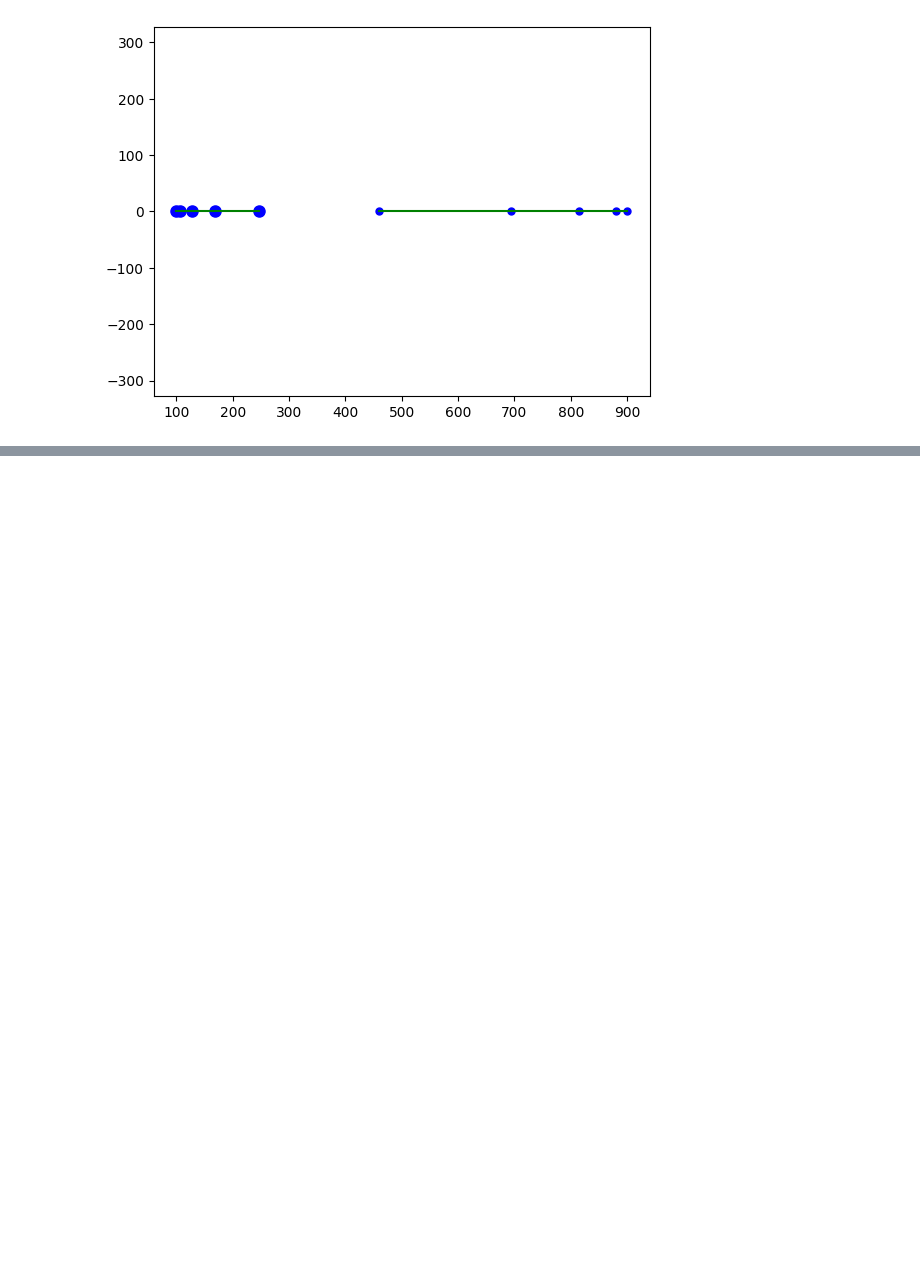
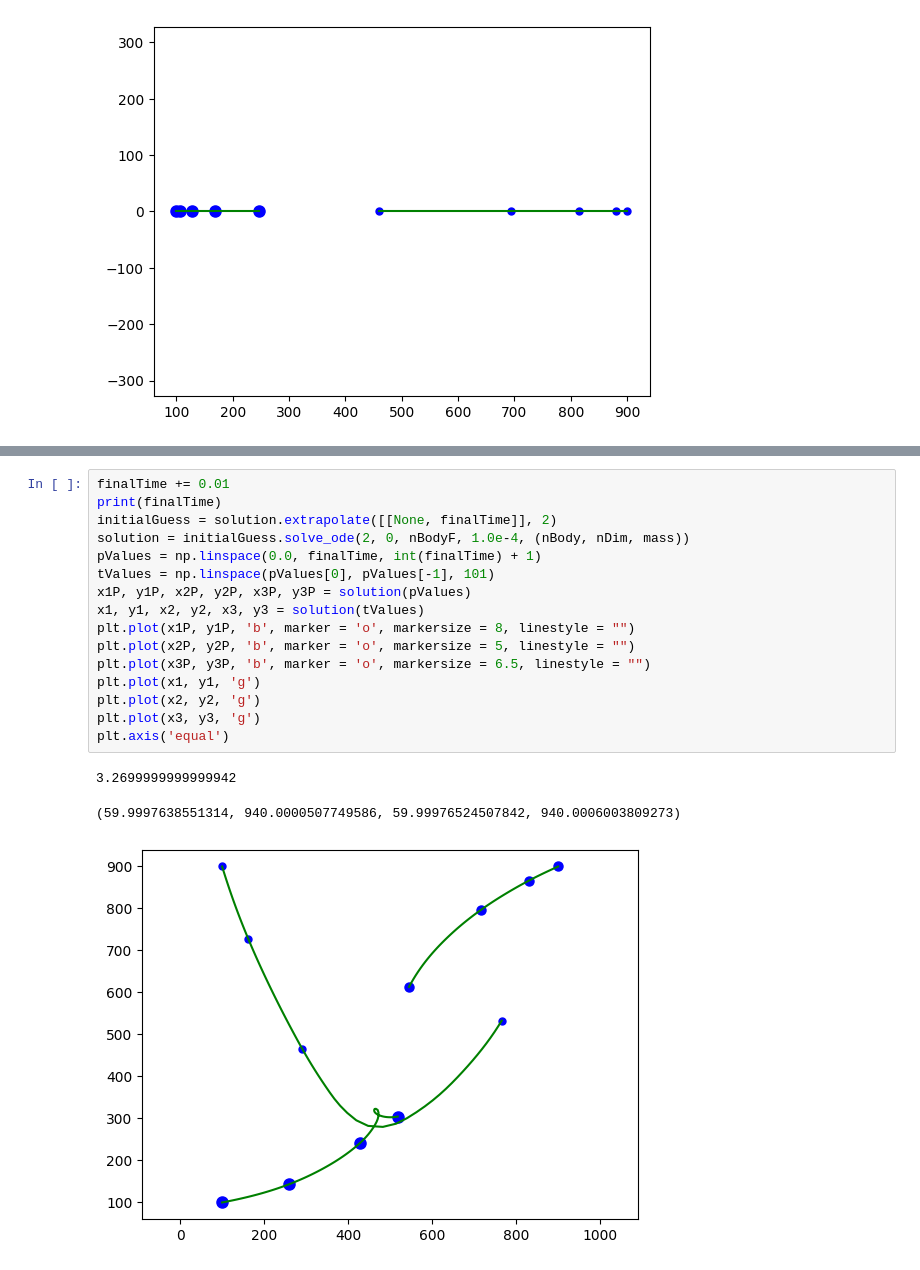
Before and after one commit to ericbrec/BSpy, a Jupyter notebook: examples/nBody.ipynb, the cells around one changed output, grey strips where cells are left out. Cells and saved outputs as stored; diff of their text form; blank space fills up the shorter version.

```diff
--- a/examples/nBody.ipynb
+++ b/examples/nBody.ipynb
@@ -98,0 +139,20 @@ plt.axis('equal')
+# %%
+finalTime += 0.01
+print(finalTime)
+initialGuess = solution.extrapolate([[None, finalTime]], 2)
+solution = initialGuess.solve_ode(2, 0, nBodyF, 1.0e-4, (nBody, nDim, mass))
+pValues = np.linspace(0.0, finalTime, int(finalTime) + 1)
+tValues = np.linspace(pValues[0], pValues[-1], 101)
+x1P, y1P, x2P, y2P, x3P, y3P = solution(pValues)
+x1, y1, x2, y2, x3, y3 = solution(tValues)
+plt.plot(x1P, y1P, 'b', marker = 'o', markersize = 8, linestyle = "")
+plt.plot(x2P, y2P, 'b', marker = 'o', markersize = 5, linestyle = "")
+plt.plot(x3P, y3P, 'b', marker = 'o', markersize = 6.5, linestyle = "")
+plt.plot(x1, y1, 'g')
+plt.plot(x2, y2, 'g')
+plt.plot(x3, y3, 'g')
+plt.axis('equal')
+# %% [output]
+3.2699999999999942
+(59.9997638551314, 940.0000507749586, 59.99976524507842, 940.0006003809273)
+[figure, added]
```
Also changed, not shown: parts of 5 cells of this notebook, 1 other file.
